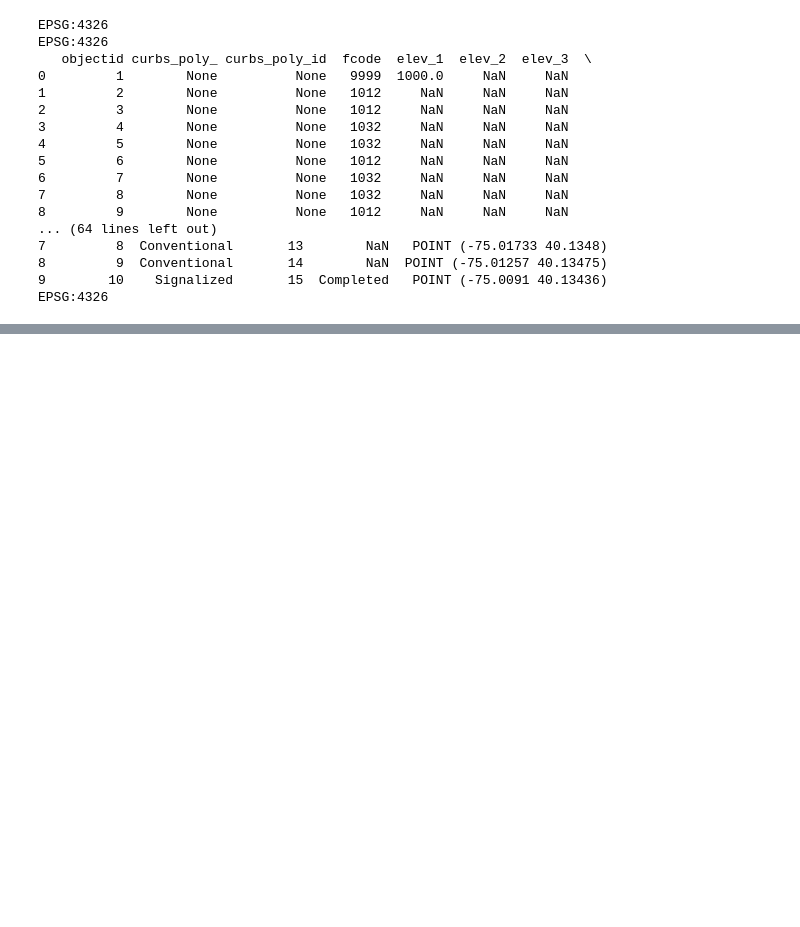
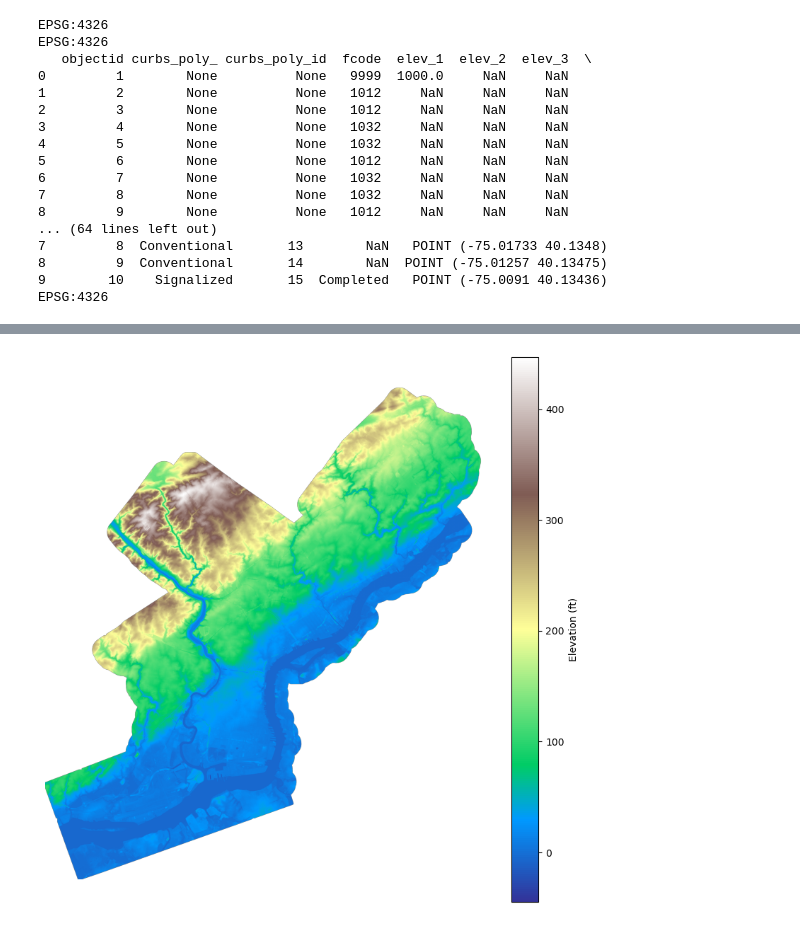
Before and after one commit to benpolinsky/PHLCRSH, a Jupyter notebook: scratchpad.ipynb, the cells around one changed output, grey strips where cells are left out. Cells and saved outputs as stored; diff of their text form; code cells hidden in the pictures; blank space fills up the shorter version.

```diff
--- a/scratchpad.ipynb
+++ b/scratchpad.ipynb
@@ -136,0 +146,16 @@ NameError: name 'plt' is not defined
+# %%
+print("Elevation: \n")
+with rasterio.open("raw-data/Phila Elevation Raster/Philadelphia_dem_3ft_2022.tif") as src:
+    data = src.read(1, out_shape=(src.height // 10, src.width // 10))
+    nodata = src.nodata
+
+data_masked = np.ma.masked_equal(data, nodata)
+
+plt.figure(figsize=(10,10))
+im = plt.imshow(data_masked, cmap="terrain")
+plt.colorbar(im, label="Elevation (ft)")
+plt.axis("off")
+plt.show()
+# TODO NEED TO CLIP!
+# %% [output]
+[figure, added]
```
Also changed, not shown: parts of 6 cells of this notebook, 2 other files.
